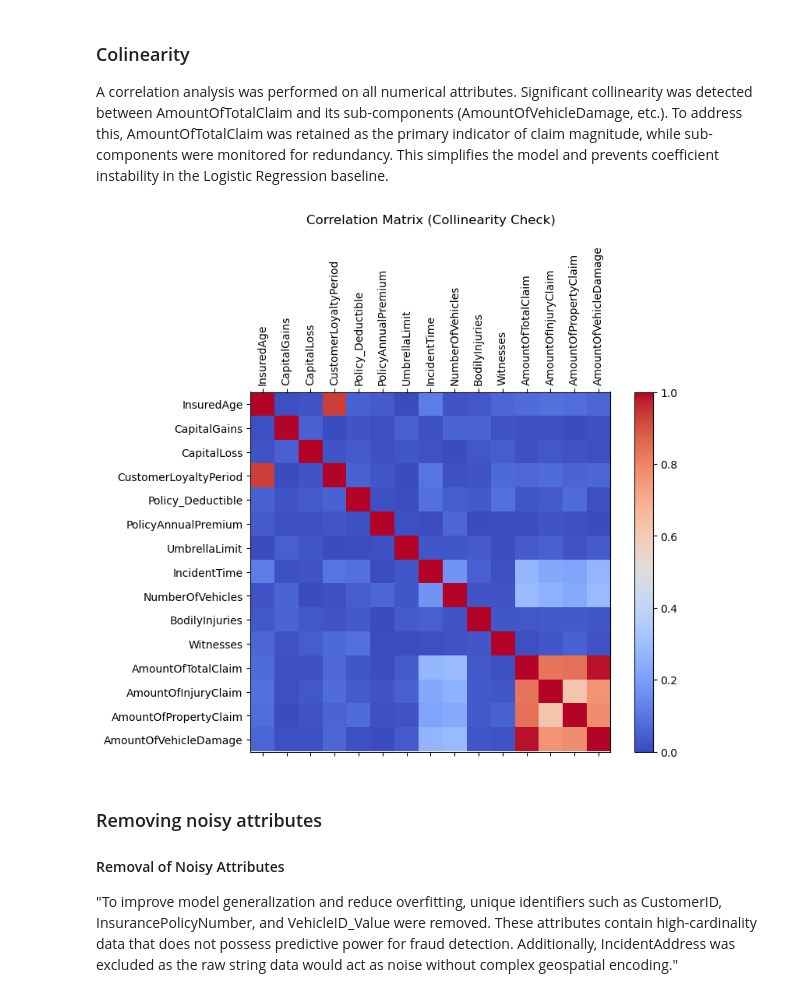
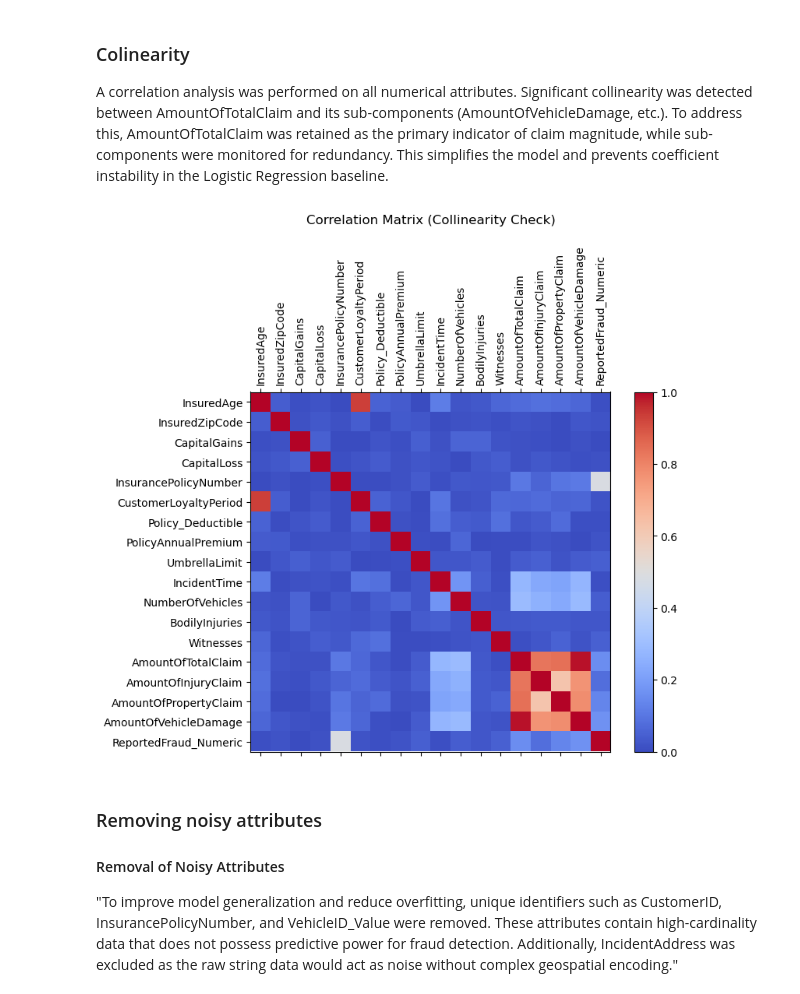
Before and after one commit to bartzilla/Classification, a Jupyter notebook: Assessment.ipynb, the cells around one changed output. Drawn from its saved outputs; the diff is of its cells as text; code cells hidden in the pictures.

```diff
--- a/Assessment.ipynb
+++ b/Assessment.ipynb
@@ -69,0 +146,12 @@ vehicle_raw = pd.read_csv(data_dir + 'Train_Vehicle.csv', na_values=custom_na_va
+# %%
+# Reload datasets and correct for missing values as per AttributeInformation.pdf definition
+demographics = pd.read_csv(data_dir + 'Train_Demographics.csv', na_values=['NA']) # NA was automatically converted by Pandas however for illustration purposes
+claim = pd.read_csv(data_dir + 'Train_Claim.csv', na_values=['?','-5', 'MISSINGVALUE', 'MISSEDDATA'])
+policy = pd.read_csv(data_dir + 'Train_Policy.csv', na_values=['NA', '-1', 'MISSINGVAL'])
+vehicle = pd.read_csv(data_dir + 'Train_Vehicle.csv', na_values=['???'])
+
+# Check if missing values were marked as NaN. Not displaying all for simplicity but this could easily checked
+print(f"PolicyAnnualPremium NaN count: {policy['PolicyAnnualPremium'].isna().sum()}")
+print(f"PropertyDamage NaN count: {claim['PropertyDamage'].isna().sum()}")
+
+# etc.
@@ -71,7 +162,7 @@ vehicle_raw = pd.read_csv(data_dir + 'Train_Vehicle.csv', na_values=custom_na_va
 ### Pivoting and melting
 # %%
 # Pivot the vehicle data from long to wide format
-vehicle = vehicle_raw.pivot(
+vehicle =vehicle.pivot(
     index='CustomerID',
     columns='VehicleAttribute',
     values='VehicleAttributeDetails'
@@ -172,24 +285,24 @@ dtype: int64
 A correlation analysis was performed on all numerical attributes. Significant collinearity was detected between AmountOfTotalClaim and its sub-components (AmountOfVehicleDamage, etc.). To address this, AmountOfTotalClaim was retained as the primary indicator of claim magnitude, while sub-components were monitored for redundancy. This simplifies the model and prevents coefficient instability in the Logistic Regression baseline.
 # %%
 # 1. Calculate the correlation matrix (absolute values)
-corr_matrix = X.select_dtypes(include=[np.number]).corr().abs()
+corr_matrix = data_merged.select_dtypes(include=[np.number]).corr().abs()
 
 # 2. Create the plot
 fig, ax = plt.subplots(figsize=(8, 6))
 cax = ax.matshow(corr_matrix, cmap='coolwarm', vmin=0, vmax=1)
 
 # Add a colorbar
 fig.colorbar(cax)
 
 # Add labels
 # Use range(len(columns)) to place ticks and rotation=90 for readability
 plt.xticks(range(len(corr_matrix.columns)), corr_matrix.columns, rotation=90)
 plt.yticks(range(len(corr_matrix.columns)), corr_matrix.columns)
 
 plt.title('Correlation Matrix (Collinearity Check)', pad=20)
 plt.show()
 # %% [output]
-[figure, old version]
+[figure, new version]
 # %% [markdown]
 ### Removing noisy attributes
 #### Removal of Noisy Attributes
```
Also changed, not shown: parts of 23 cells of this notebook.
